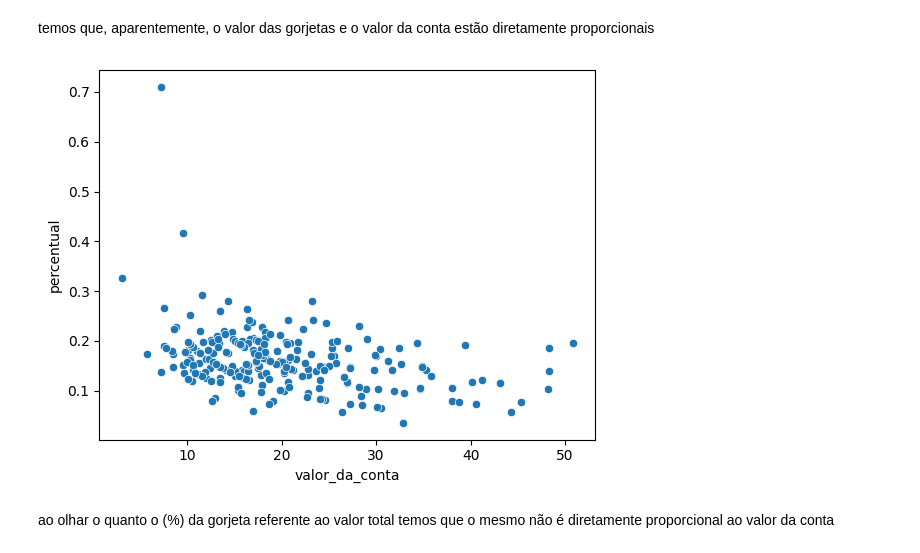
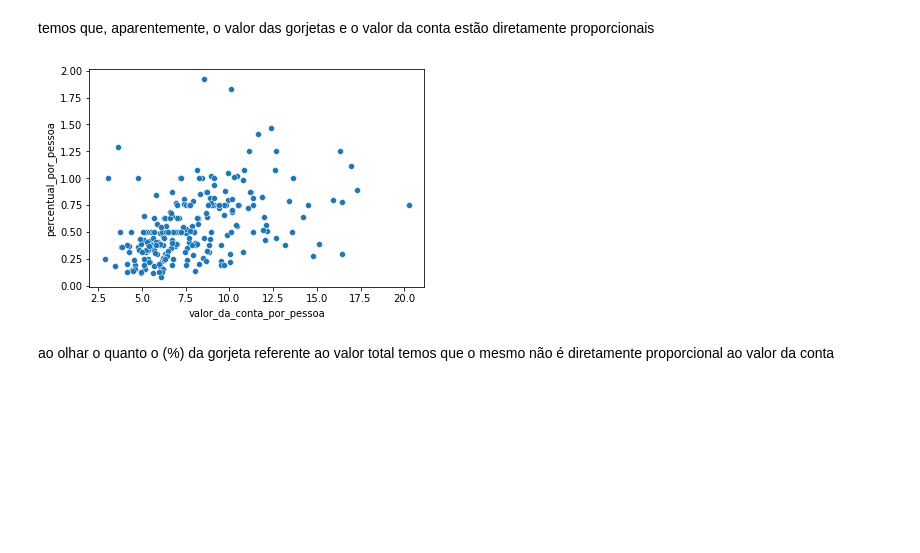
Before and after one commit to douglascdsantos/alura_data-visualization-com-seaborn, a Jupyter notebook: Data_Visualization_explorando_com_Seaborn.ipynb, the cells around one changed output. Cells and saved outputs as stored; diff of their text form; code cells hidden in the pictures; blank space fills up the shorter version.

Commit message:
ultimo modulo e novo tratamento de valor por pessoa e percentual por pessoa

```diff
--- a/Data_Visualization_explorando_com_Seaborn.ipynb
+++ b/Data_Visualization_explorando_com_Seaborn.ipynb
@@ -78,7 +78,7 @@ dict_sobremesa = {
 dict_dia_da_semana = {
     'Sun':'Domingo',
     'Sat': 'Sábado',
-    'Thur': 'Quita',
+    'Thur': 'Quinta',
     'Fri': 'Sexta'
     }
 dict_hora_do_dia = {
@@ -114,9 +114,13 @@ sns.scatterplot(data= df, x = 'valor_da_conta', y = 'gorjeta')
 temos que, aparentemente, o valor das gorjetas e o valor da conta estão diretamente proporcionais
 # %%
 df['percentual'] = df['gorjeta'] / df['valor_da_conta']
-sns.scatterplot(data= df, x = 'valor_da_conta', y = 'percentual');
+df['valor_da_conta_por_pessoa'] = df['valor_da_conta'] / df['total_de_pessoas']
+df['gorjeta_por_pessoa'] = df['gorjeta'] / df['total_de_pessoas']
+df['percentual_por_pessoa'] = df['gorjeta_por_pessoa'] / df['total_de_pessoas']
+
+sns.scatterplot(data= df, x = 'valor_da_conta_por_pessoa', y = 'percentual_por_pessoa');
 # %% [output]
-[figure, old version]
+[figure, new version]
 # %% [markdown]
 ao olhar o quanto o (%) da gorjeta referente ao valor total temos que o mesmo não é diretamente proporcional ao valor da conta
 # %%
```
Also changed, not shown: parts of 32 cells of this notebook.
